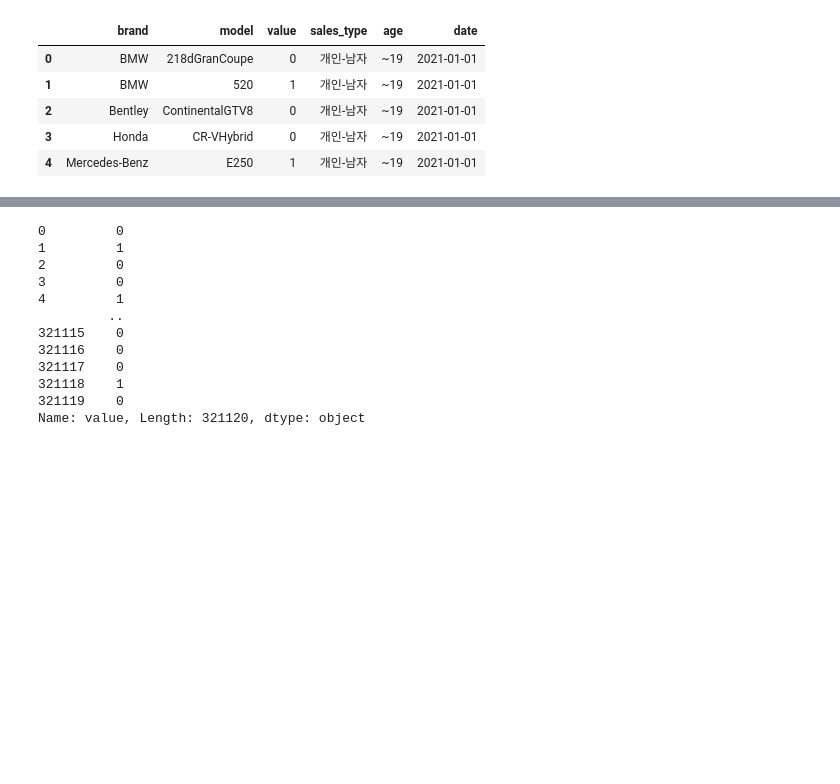
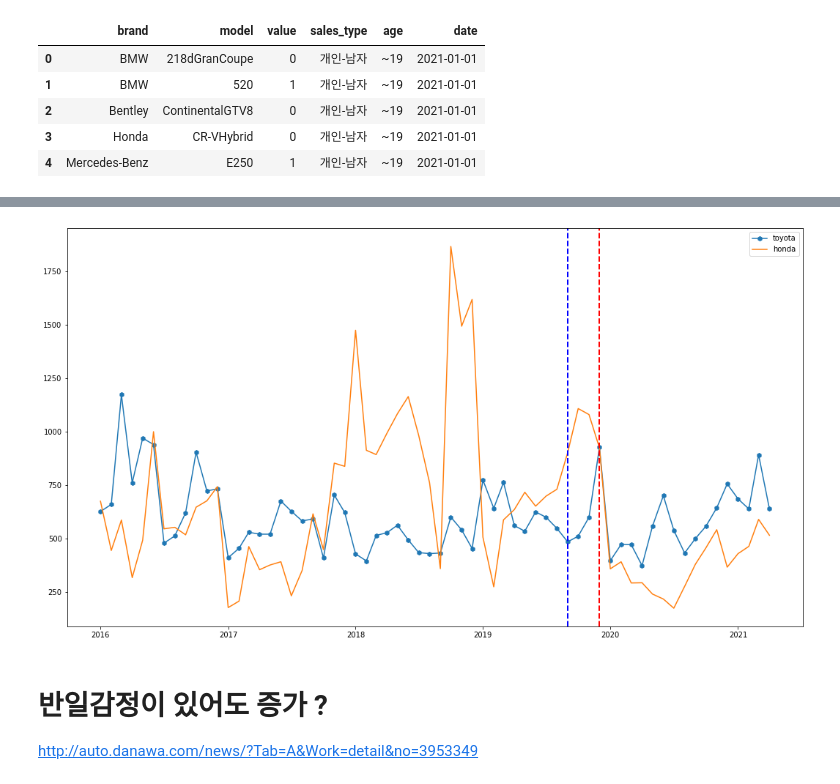
Before and after one commit to FLY-CODE77/fly-code-projects, a Jupyter notebook: car-ad/toyota-ad.ipynb, the cells around one changed output, grey strips where cells are left out. Drawn from its saved outputs; the diff is of its cells as text; code cells hidden in the pictures; blank space fills up the shorter version.

```diff
--- a/car-ad/toyota-ad.ipynb
+++ b/car-ad/toyota-ad.ipynb
@@ -77,15 +88,0 @@ plt.show()
-# %%
-kaida["value"].rep
-# %% [output]
-0         0
-1         1
-2         0
-3         0
-4         1
-         ..
-321115    0
-321116    0
-321117    0
-321118    1
-321119    0
-Name: value, Length: 321120, dtype: object
@@ -91,0 +91,19 @@ Name: value, Length: 321120, dtype: object
+# %%
+honda_kaida = kaida[kaida["brand"] == "Honda"]
+
+toyota = toyota_kaida.groupby("date").sum()
+honda = honda_kaida.groupby("date").sum()
+
+plt.figure(figsize=(18,10))
+plt.plot(toyota.index, toyota["value"], label="toyota", marker='h')
+plt.plot(honda.index, honda["value"], label="honda",)
+plt.axvline(x=datetime(2019, 9, 1), color='b', linestyle='--', linewidth=2)
+plt.axvline(x=datetime(2019, 12, 1), color='r', linestyle='--', linewidth=2)
+
+plt.legend()
+plt.show()
+# %% [output]
+[figure, added]
+# %% [markdown]
+# 반일감정이 있어도 증가 ?
+http://auto.danawa.com/news/?Tab=A&Work=detail&no=3953349
```
Also changed, not shown: parts of 9 cells of this notebook.
